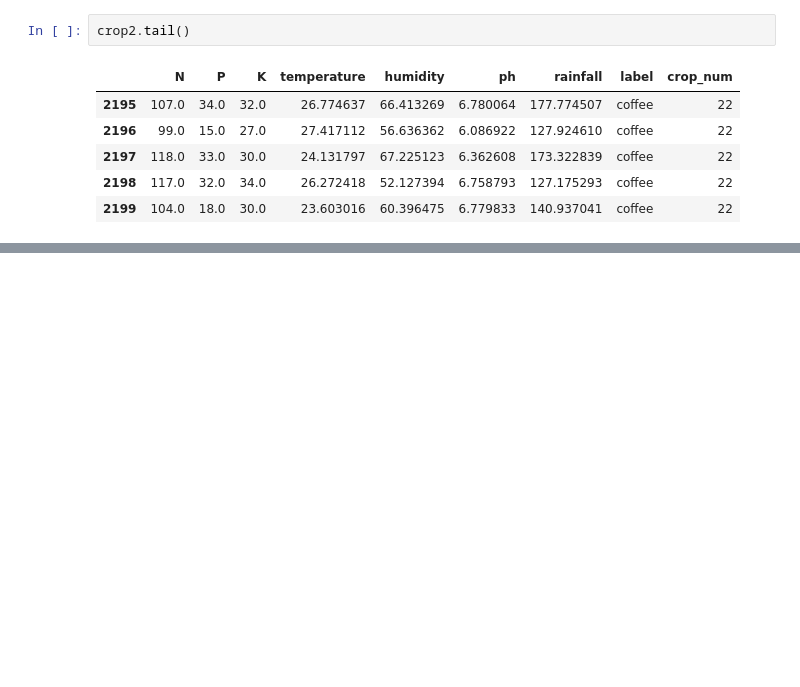
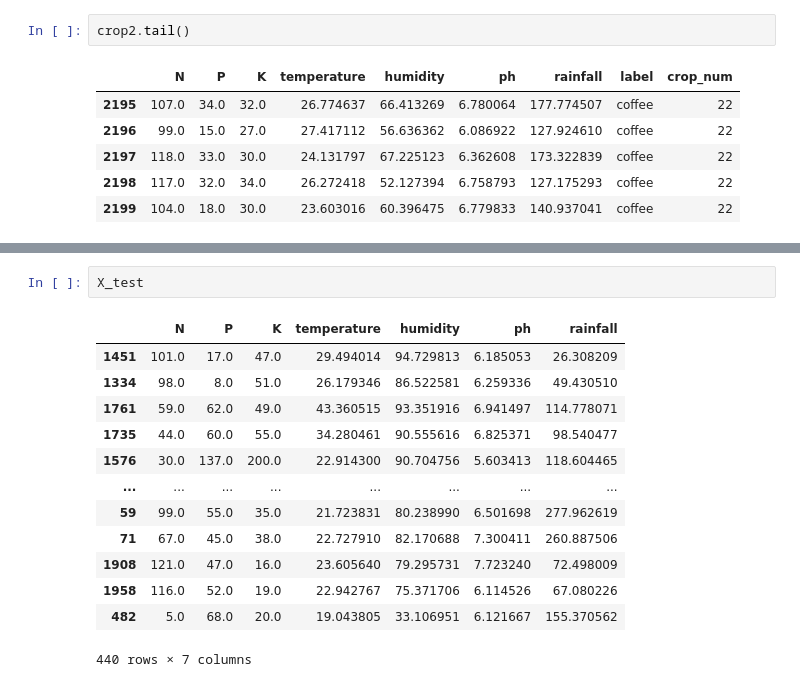
Before and after one commit to csubham2370/Crop-Classification-With-Recommendation-System-.ipynb-, a Jupyter notebook: Major_Project.ipynb, the cells around one changed output, grey strips where cells are left out. Saved outputs shown, nothing was run; the diff lists cells and outputs as text; blank space fills up the shorter version.

```diff
--- a/Major_Project.ipynb
+++ b/Major_Project.ipynb
@@ -345,0 +437,16 @@ crop2.tail()
+# %%
+X_test
+# %% [output]
+|  | N | P | K | temperature | humidity | ph | rainfall |
+| 1451 | 101.0 | 17.0 | 47.0 | 29.494014 | 94.729813 | 6.185053 | 26.308209 |
+| 1334 | 98.0 | 8.0 | 51.0 | 26.179346 | 86.522581 | 6.259336 | 49.430510 |
+| 1761 | 59.0 | 62.0 | 49.0 | 43.360515 | 93.351916 | 6.941497 | 114.778071 |
+| 1735 | 44.0 | 60.0 | 55.0 | 34.280461 | 90.555616 | 6.825371 | 98.540477 |
+| 1576 | 30.0 | 137.0 | 200.0 | 22.914300 | 90.704756 | 5.603413 | 118.604465 |
+| ... | ... | ... | ... | ... | ... | ... | ... |
+| 59 | 99.0 | 55.0 | 35.0 | 21.723831 | 80.238990 | 6.501698 | 277.962619 |
+| 71 | 67.0 | 45.0 | 38.0 | 22.727910 | 82.170688 | 7.300411 | 260.887506 |
+| 1908 | 121.0 | 47.0 | 16.0 | 23.605640 | 79.295731 | 7.723240 | 72.498009 |
+| 1958 | 116.0 | 52.0 | 19.0 | 22.942767 | 75.371706 | 6.114526 | 67.080226 |
+| 482 | 5.0 | 68.0 | 20.0 | 19.043805 | 33.106951 | 6.121667 | 155.370562 |
+440 rows × 7 columns
```
Also changed, not shown: parts of 25 cells of this notebook.
